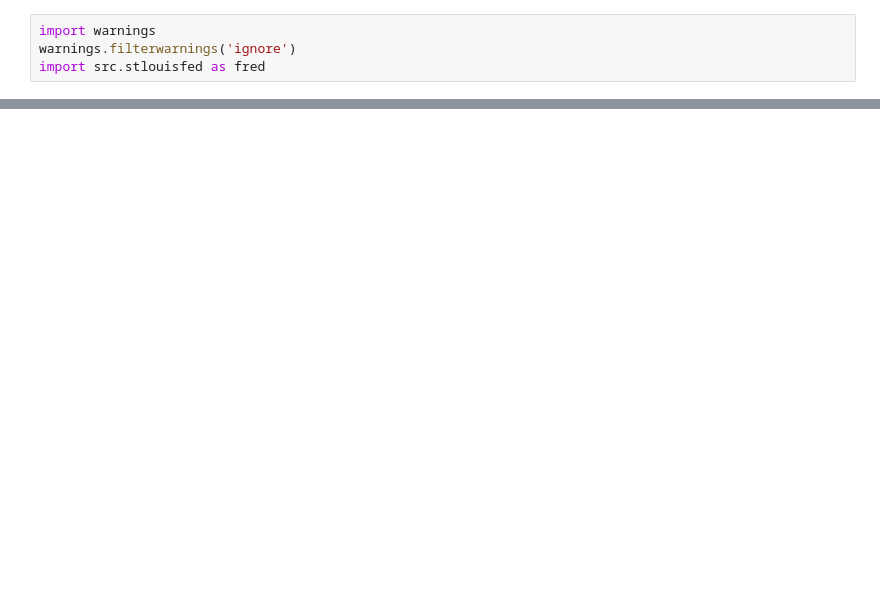
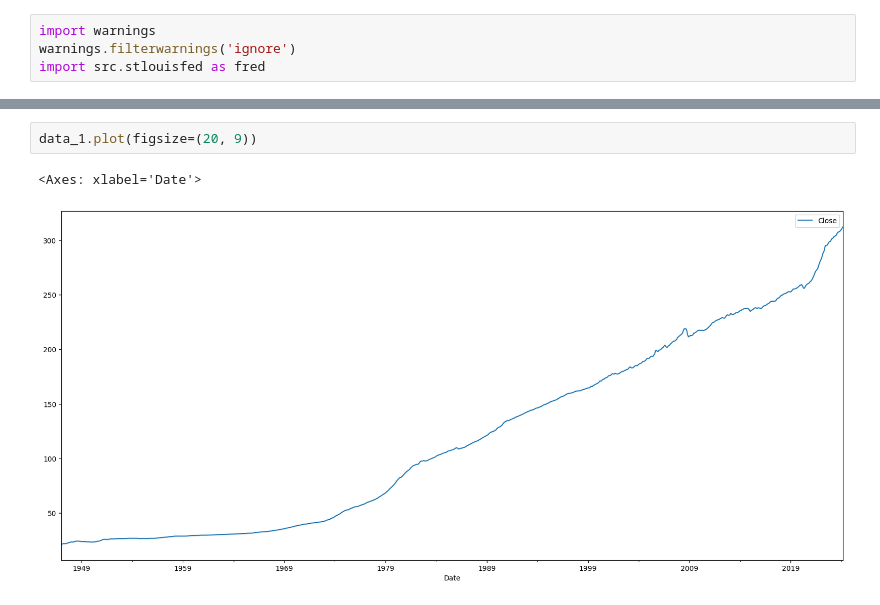
Before and after one commit to ivandimitrovkyulev/Notebooks, a Jupyter notebook: sample/macro_data.ipynb, the cells around one changed output, grey strips where cells are left out. Drawn from its saved outputs; the diff is of its cells as text; blank space fills up the shorter version.

```diff
--- a/sample/macro_data.ipynb
+++ b/sample/macro_data.ipynb
@@ -29,0 +32,5 @@ VIXCLS / UNRATE correlation:0.29633662
+# %%
+data_1.plot(figsize=(20, 9))
+# %% [output]
+<Axes: xlabel='Date'>
+[figure, added]
```
Also changed, not shown: parts of 3 cells of this notebook, 6 other files.
